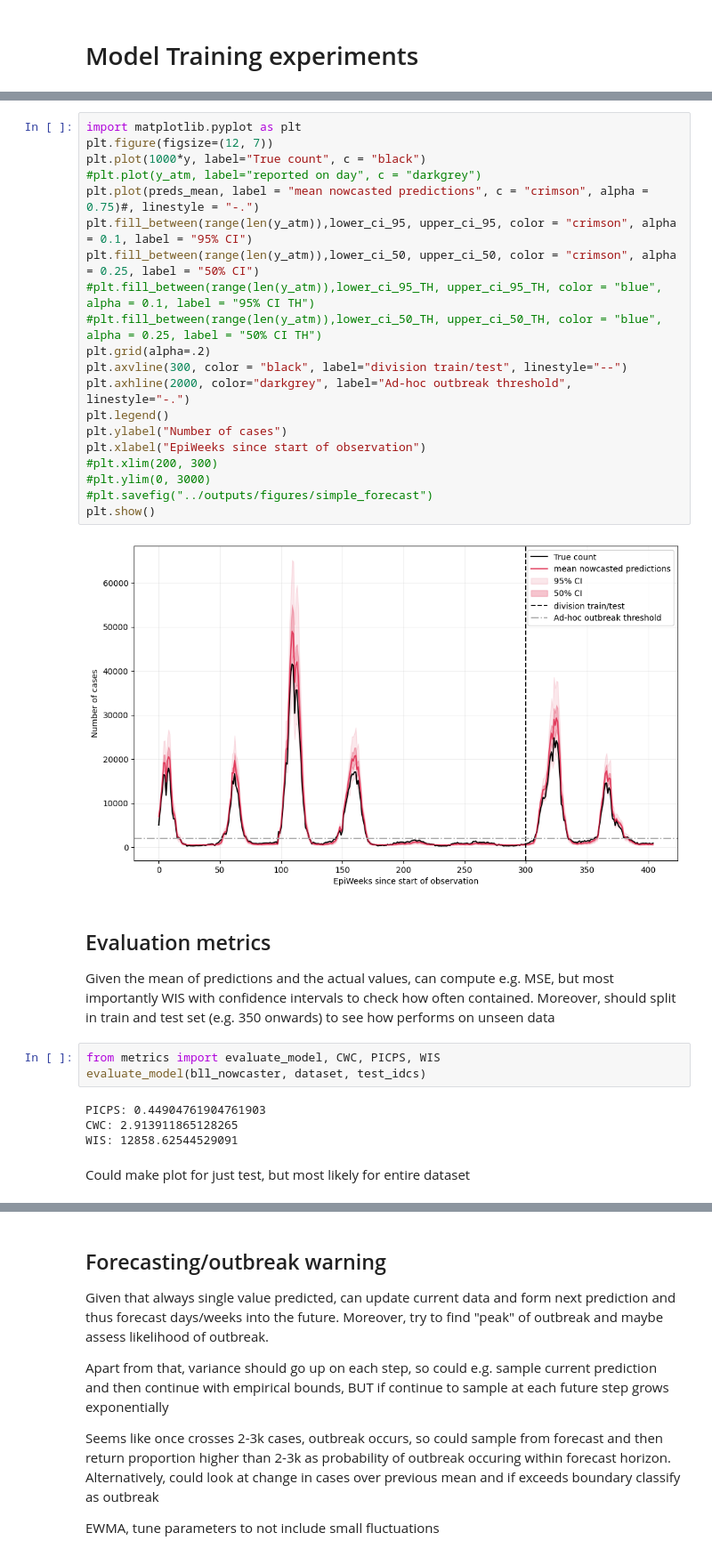
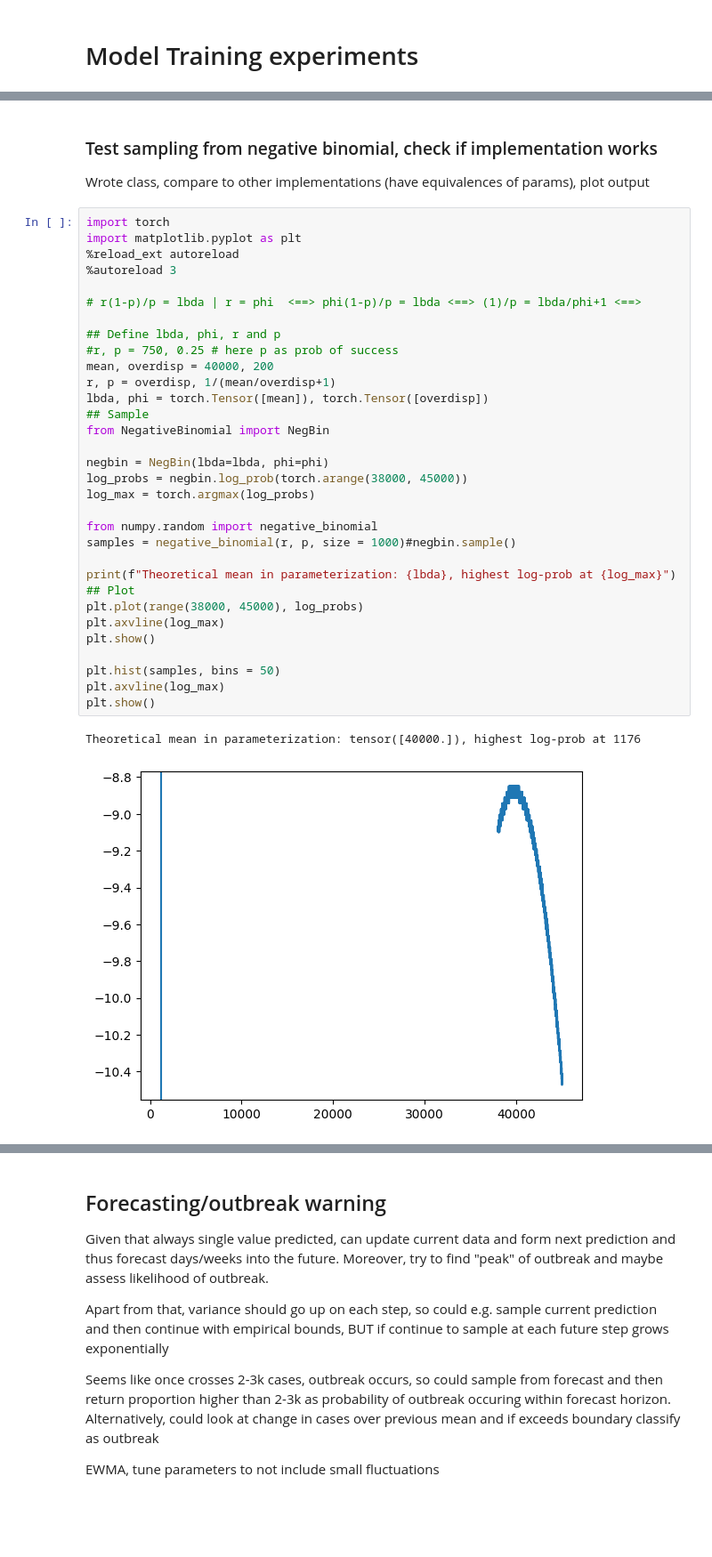
Before and after one commit to silaskoemen/NowcastPNN, a Jupyter notebook: src/experiments.ipynb, the cells around one changed output, grey strips where cells are left out. Shown at 89% size. Cells and saved outputs as stored; diff of their text form; blank space fills up the shorter version.

```diff
--- a/src/experiments.ipynb
+++ b/src/experiments.ipynb
@@ -270,34 +270,39 @@ env: PYTORCH_ENABLE_MPS_FALLBACK=1
-# %%
-import matplotlib.pyplot as plt
-plt.figure(figsize=(12, 7))
-plt.plot(1000*y, label="True count", c = "black")
-#plt.plot(y_atm, label="reported on day", c = "darkgrey")
-plt.plot(preds_mean, label = "mean nowcasted predictions", c = "crimson", alpha = 0.75)#, linestyle = "-.")
-plt.fill_between(range(len(y_atm)),lower_ci_95, upper_ci_95, color = "crimson", alpha = 0.1, label = "95% CI")
-plt.fill_between(range(len(y_atm)),lower_ci_50, upper_ci_50, color = "crimson", alpha = 0.25, label = "50% CI")
-#plt.fill_between(range(len(y_atm)),lower_ci_95_TH, upper_ci_95_TH, color = "blue", alpha = 0.1, label = "95% CI TH")
-#plt.fill_between(range(len(y_atm)),lower_ci_50_TH, upper_ci_50_TH, color = "blue", alpha = 0.25, label = "50% CI TH")
-plt.grid(alpha=.2)
-plt.axvline(300, color = "black", label="division train/test", linestyle="--")
-plt.axhline(2000, color="darkgrey", label="Ad-hoc outbreak threshold", linestyle="-.")
-plt.legend()
-plt.ylabel("Number of cases")
-plt.xlabel("EpiWeeks since start of observation")
-#plt.xlim(200, 300)
-#plt.ylim(0, 3000)
-#plt.savefig("../outputs/figures/simple_forecast")
-plt.show()
-# %% [output]
-[figure, removed]
-# %% [markdown]
-## Evaluation metrics
-Given the mean of predictions and the actual values, can compute e.g. MSE, but most importantly WIS with confidence intervals to check how often contained. Moreover, should split in train and test set (e.g. 350 onwards) to see how performs on unseen data
-# %%
-from metrics import evaluate_model, CWC, PICPS, WIS
-evaluate_model(bll_nowcaster, dataset, test_idcs)
-# %% [output]
-PICPS: 0.44904761904761903
-CWC: 2.913911865128265
-WIS: 12858.62544529091
-# %% [markdown]
-Could make plot for just test, but most likely for entire dataset
+# %% [markdown]
+### Test sampling from negative binomial, check if implementation works
+
+Wrote class, compare to other implementations (have equivalences of params), plot output
+# %%
+import torch
+import matplotlib.pyplot as plt
+%reload_ext autoreload
+%autoreload 3
+
+# r(1-p)/p = lbda | r = phi  <==> phi(1-p)/p = lbda <==> (1)/p = lbda/phi+1 <==>
+
+## Define lbda, phi, r and p
+#r, p = 750, 0.25 # here p as prob of success
+mean, overdisp = 40000, 200
+r, p = overdisp, 1/(mean/overdisp+1)
+lbda, phi = torch.Tensor([mean]), torch.Tensor([overdisp])
+## Sample
+from NegativeBinomial import NegBin
+
+negbin = NegBin(lbda=lbda, phi=phi)
+log_probs = negbin.log_prob(torch.arange(38000, 45000))
+log_max = torch.argmax(log_probs)
+
+from numpy.random import negative_binomial
+samples = negative_binomial(r, p, size = 1000)#negbin.sample()
+
+print(f"Theoretical mean in parameterization: {lbda}, highest log-prob at {log_max}")
+## Plot
+plt.plot(range(38000, 45000), log_probs)
+plt.axvline(log_max)
+plt.show()
+
+plt.hist(samples, bins = 50)
+plt.axvline(log_max)
+plt.show()
+# %% [output]
+Theoretical mean in parameterization: tensor([40000.]), highest log-prob at 1176
+[figure, added]
```
Also changed, not shown: parts of 12 cells of this notebook, 5 other files.
